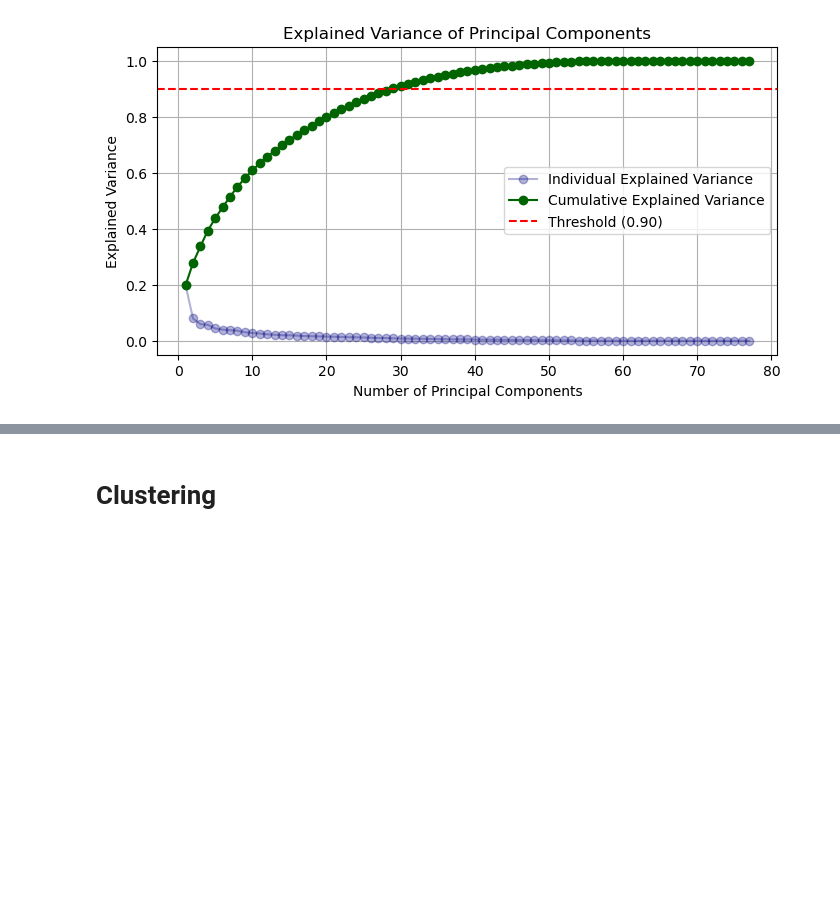
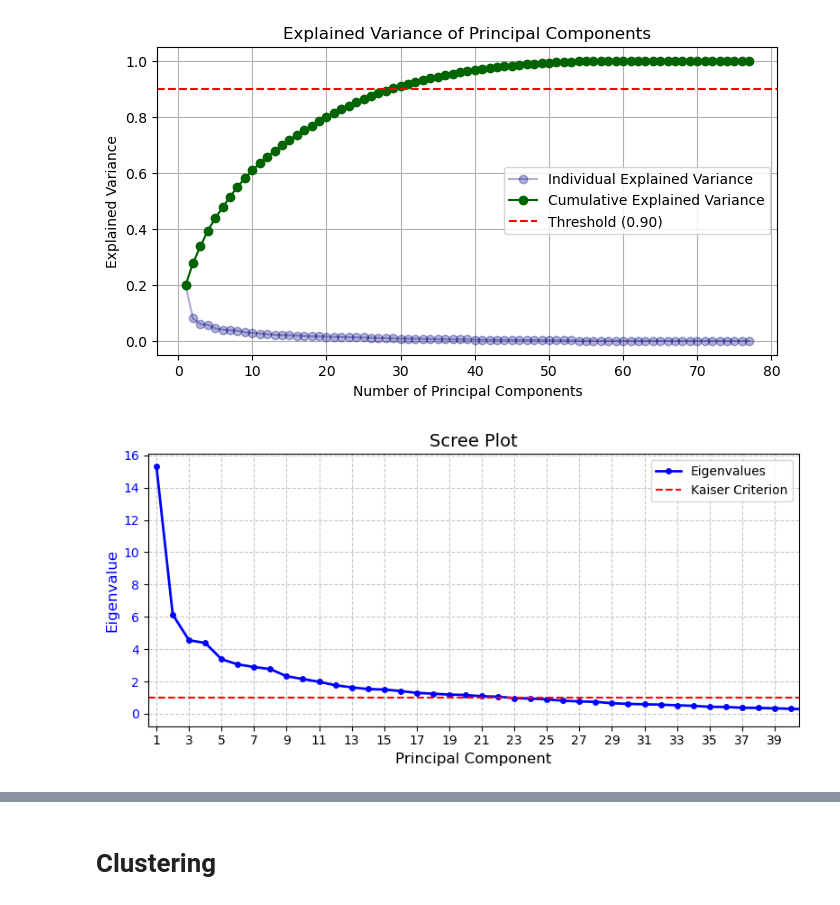
Before and after one commit to LuisMartindelCerro/CDA_case2, a Jupyter notebook: Python/initial_Data_Exploration.ipynb, the cells around one changed output, grey strips where cells are left out. Drawn from its saved outputs; the diff is of its cells as text; code cells hidden in the pictures; blank space fills up the shorter version.

```diff
--- a/Python/initial_Data_Exploration.ipynb
+++ b/Python/initial_Data_Exploration.ipynb
@@ -7,7 +7,7 @@ import seaborn as sns
 # **Data**
 # %%
 # Load data
-df = pd.read_csv('data/HR_data.csv')
+df = pd.read_csv('../data/HR_data.csv')
 # %%
 # Inspect data
 # How many participants do we have
@@ -230,6 +230,37 @@ plt.legend()
 # %% [output]
 <matplotlib.legend.Legend at 0x...>
 [figure]
+# %%
+# Get eigenvalues for scree plot
+eigenvalues = pca.explained_variance_
+explained_variance = pca.explained_variance_ratio_
+cumulative_variance = np.cumsum(explained_variance)
+
+# Create scree plot
+fig = plt.figure(figsize=(8, 4))
+ax = plt.gca()
+
+# Plot eigenvalues (scree plot)
+ax.plot(range(1, len(eigenvalues) + 1), eigenvalues, 'b.-', linewidth=2, markersize=8, label='Eigenvalues')
+ax.set_xlabel('Principal Component', fontsize=12)
+ax.set_ylabel('Eigenvalue', fontsize=12, color='blue')
+ax.tick_params(axis='y', labelcolor='blue')
+ax.set_xticks(np.arange(1, min(41, len(eigenvalues) + 1), step=2))
+ax.grid(True, linestyle='--', alpha=0.7)
+
+# Set title and limits
+plt.title('Scree Plot', fontsize=14)
+ax.set_xlim([0.5, 40.5])
+
+ax.axhline(y=1, color='red', linestyle='--', label='Kaiser Criterion')
+
+# Add combined legend
+lines1, labels1 = ax.get_legend_handles_labels()
+
+plt.legend()
+plt.tight_layout()
+# %% [output]
+[figure, added]
 # %%
 # Get the loadings (components)
 loadings = pca.components_
```
Also changed, not shown: parts of 12 cells of this notebook, 3 other files.
